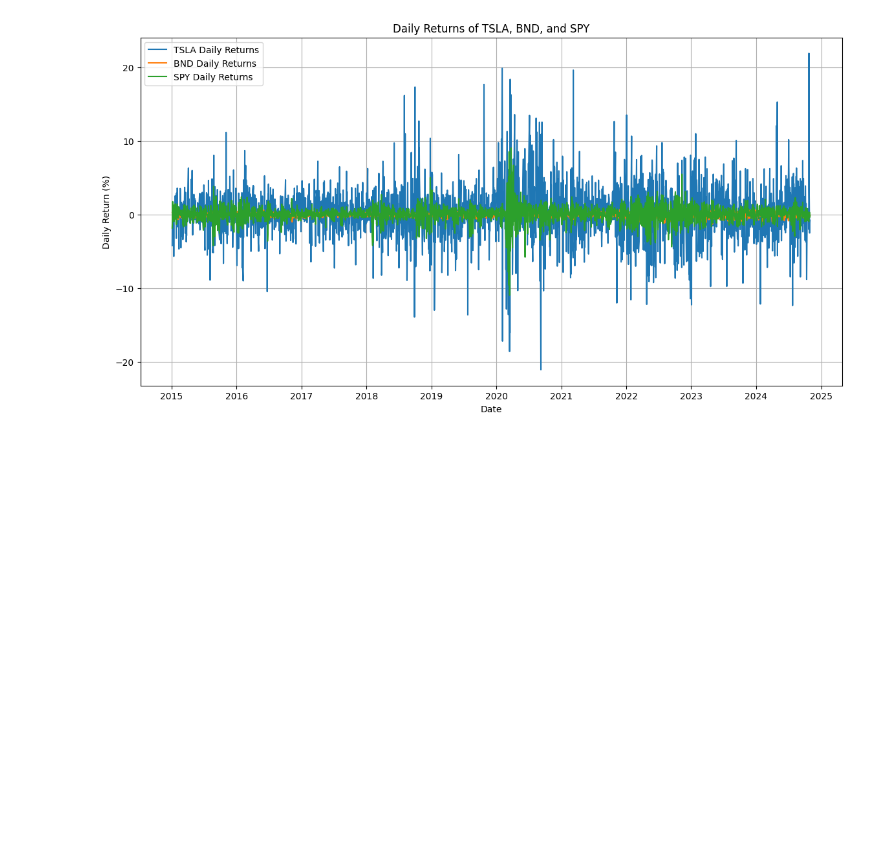
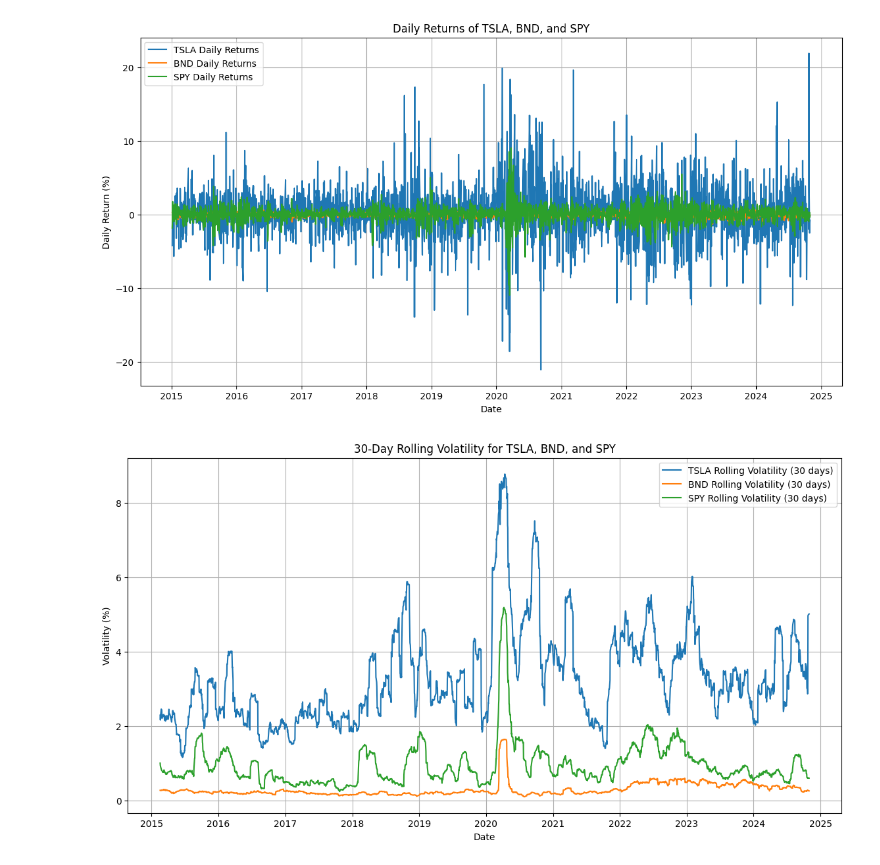
Before and after one commit to Wbam/Week-11, a Jupyter notebook: notebooks/preprocess_and_explore_data.ipynb, the cells around one changed output. Drawn from its saved outputs; the diff is of its cells as text; code cells hidden in the pictures; blank space fills up the shorter version.

Commit message:
Volatility is analyzed using a 30-day rolling standard deviation of the daily returns.

```diff
--- a/notebooks/preprocess_and_explore_data.ipynb
+++ b/notebooks/preprocess_and_explore_data.ipynb
@@ -98,3 +98,19 @@ plt.grid(True)
 plt.show()
 # %% [output]
 [figure]
+# %%
+# 3.4 Analyze volatility (rolling window of 30 days for volatility)
+rolling_volatility = daily_returns.rolling(window=30).std()
+
+# Plot rolling volatility for each asset
+plt.figure(figsize=(14, 7))
+for asset in assets:
+    plt.plot(rolling_volatility[asset], label=f'{asset} Rolling Volatility (30 days)')
+plt.title('30-Day Rolling Volatility for TSLA, BND, and SPY')
+plt.xlabel('Date')
+plt.ylabel('Volatility (%)')
+plt.legend()
+plt.grid(True)
+plt.show()
+# %% [output]
+[figure, added]
```
